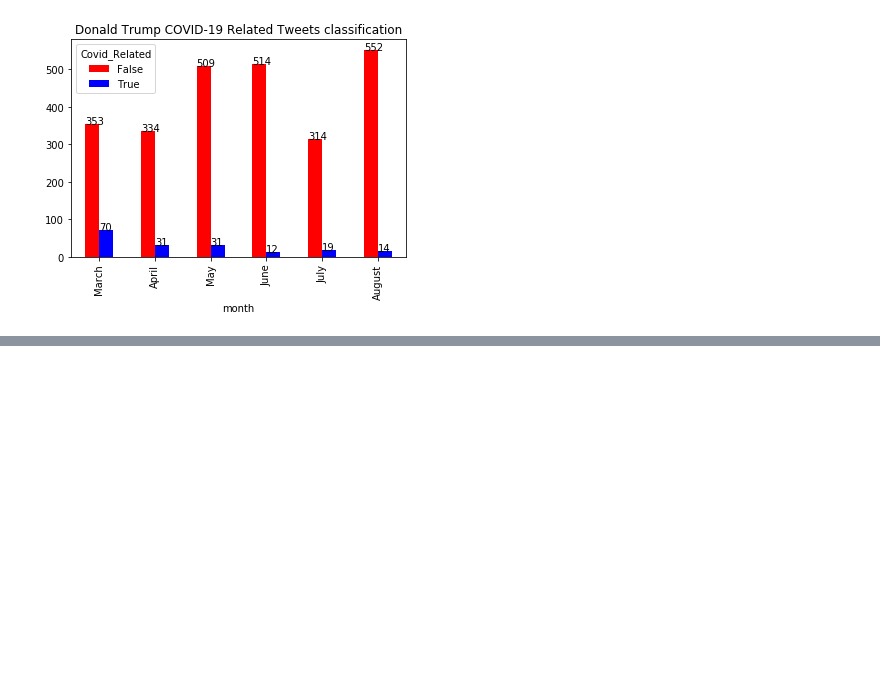
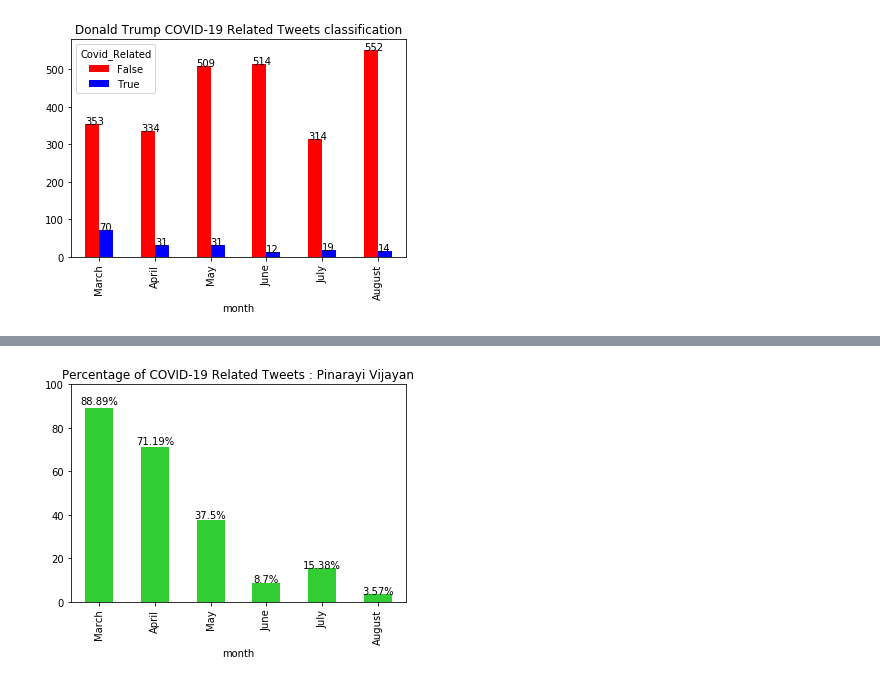
Before and after one commit to FahidLatheef/COVID-Related-Tweets-Frequency-over-the-months-for-famous-politicians, a Jupyter notebook: Plotting.ipynb, the cells around one changed output, grey strips where cells are left out. Cells and saved outputs as stored; diff of their text form; code cells hidden in the pictures; blank space fills up the shorter version.

```diff
--- a/Plotting.ipynb
+++ b/Plotting.ipynb
@@ -378,29 +380,3 @@ for p in ax3.patches:
     ax3.annotate(str(int(p.get_height())), (p.get_x(), p.get_height()))
 # %% [output]
 [figure]
-# %%
-# All plots in one single Jupyter Cell
-
-plt1 = df_pin.groupby(['month','Covid_Related'], sort = True).size().unstack()
-plt1 = plt1.reindex(['March', 'April','May', 'June', 'July', 'August'])
-# plt1
-ax1 = plt1.plot(kind='bar', color = ['red', 'blue'])
-ax1.set_title('Pinarayi Vijayan COVID-19 Related Tweets classification')
-for p in ax1.patches:
-    ax1.annotate(str(int(p.get_height())), (p.get_x(), p.get_height()))
-
-plt2 = df_modi.groupby(['month','Covid_Related'], sort = True).size().unstack()
-plt2 = plt2.reindex(['March', 'April','May', 'June', 'July', 'August'])
-# plt2
-ax2 = plt2.plot(kind='bar', color = ['red', 'blue'])
-ax2.set_title('Narendra Modi COVID-19 Related Tweets classification')
-for p in ax2.patches:
-    ax2.annotate(str(int(p.get_height())), (p.get_x(), p.get_height()))
-
-plt3 = df_trump.groupby(['month','Covid_Related'], sort = True).size().unstack()
-plt3 = plt3.reindex(['March', 'April','May', 'June', 'July', 'August'])
-# plt3
-ax3 = plt3.plot(kind='bar', color = ['red', 'blue'])
-ax3.set_title('Donald Trump COVID-19 Related Tweets classification')
-for p in ax3.patches:
-    ax3.annotate(str(int(p.get_height())), (p.get_x(), p.get_height()))
@@ -410,0 +383,18 @@ for p in ax3.patches:
+# %%
+plt4 = df_pin.groupby(['month','Covid_Related'], sort = True).size().unstack()
+plt4 = plt4.reindex(['March', 'April','May', 'June', 'July', 'August'])
+plt4['percentage'] = round((plt4['True']/ (plt4['True']+ plt4['False'])*100),2)
+#plt4
+
+ax4 = plt4['percentage'].plot(kind='bar', color = 'limegreen')
+ax4.set_title('Percentage of COVID-19 Related Tweets : Pinarayi Vijayan')
+ax4.set_ylim(0,100) # Setting equal Scale from 0 to 100 for all plots
+
+# Annotation
+for p in ax4.patches:
+    width = p.get_width()
+    height = p.get_height()
+    x, y = p.get_xy()
+    ax4.annotate(f'{height}%', (x + width/2, y + height*1.02), ha='center') # formatting the annotation
+# %% [output]
+[figure, added]
```
Also changed, not shown: parts of 4 cells of this notebook.
